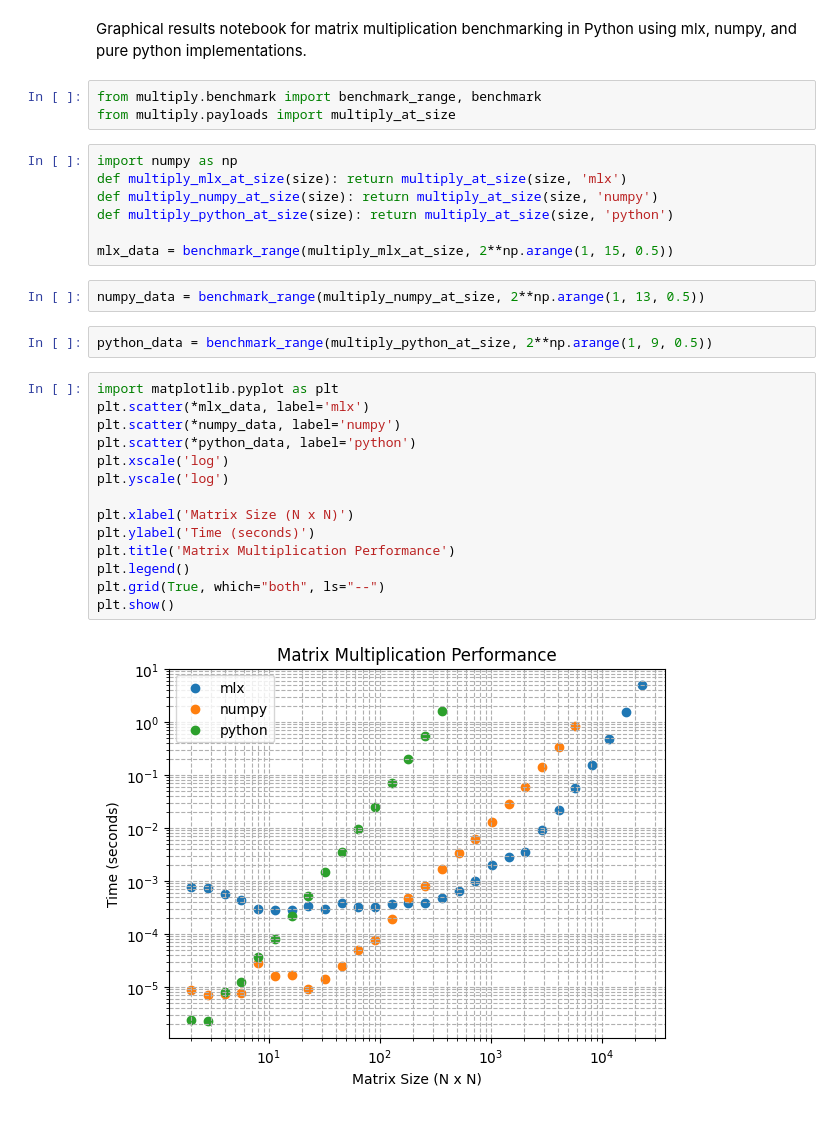
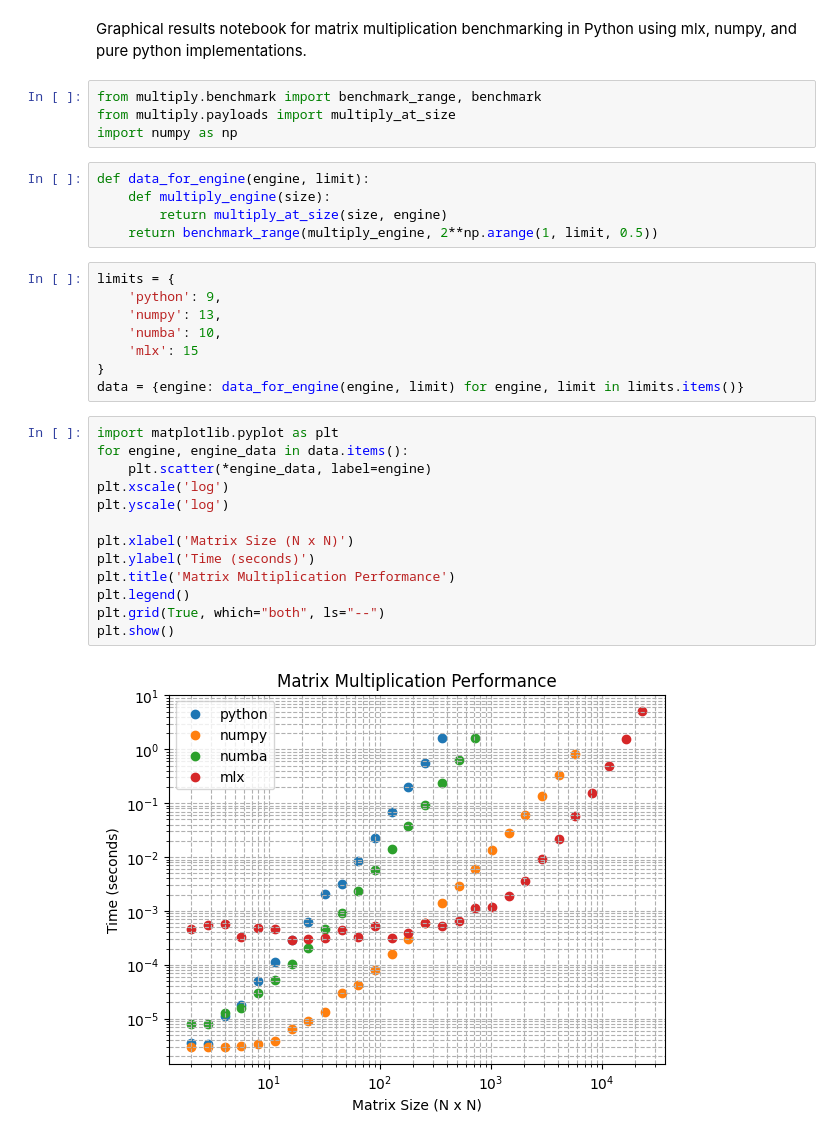
Before and after one commit to jamespjh/stubs, a Jupyter notebook: languages/python/multiply/src/multiply/notebooks/apple.ipynb, the cells around one changed output. Cells and saved outputs as stored; diff of their text form.

```diff
--- a/languages/python/multiply/src/multiply/notebooks/apple.ipynb
+++ b/languages/python/multiply/src/multiply/notebooks/apple.ipynb
@@ -3,32 +3,34 @@ Graphical results notebook for matrix multiplication benchmarking in Python usin
 # %%
 from multiply.benchmark import benchmark_range, benchmark
 from multiply.payloads import multiply_at_size
+import numpy as np
+# %%
+def data_for_engine(engine, limit):
+    def multiply_engine(size):
+        return multiply_at_size(size, engine)
+    return benchmark_range(multiply_engine, 2**np.arange(1, limit, 0.5))
 # %%
-import numpy as np
-def multiply_mlx_at_size(size): return multiply_at_size(size, 'mlx')
-def multiply_numpy_at_size(size): return multiply_at_size(size, 'numpy')
-def multiply_python_at_size(size): return multiply_at_size(size, 'python')
-
-mlx_data = benchmark_range(multiply_mlx_at_size, 2**np.arange(1, 15, 0.5))
+limits = {
+    'python': 9,
+    'numpy': 13,
+    'numba': 10,
+    'mlx': 15
+}
+data = {engine: data_for_engine(engine, limit) for engine, limit in limits.items()}
-# %%
-numpy_data = benchmark_range(multiply_numpy_at_size, 2**np.arange(1, 13, 0.5))
-# %%
-python_data = benchmark_range(multiply_python_at_size, 2**np.arange(1, 9, 0.5))
 # %%
 import matplotlib.pyplot as plt
-plt.scatter(*mlx_data, label='mlx')
-plt.scatter(*numpy_data, label='numpy')
-plt.scatter(*python_data, label='python')
+for engine, engine_data in data.items():
+    plt.scatter(*engine_data, label=engine)
 plt.xscale('log')
 plt.yscale('log')
 
 plt.xlabel('Matrix Size (N x N)')
 plt.ylabel('Time (seconds)')
 plt.title('Matrix Multiplication Performance')
 plt.legend()
 plt.grid(True, which="both", ls="--")
 plt.show()
 # %% [output]
-[figure, old version]
+[figure, new version]
 # %%
 
```
Also changed, not shown: parts of 6 cells of this notebook, 3 other files.
